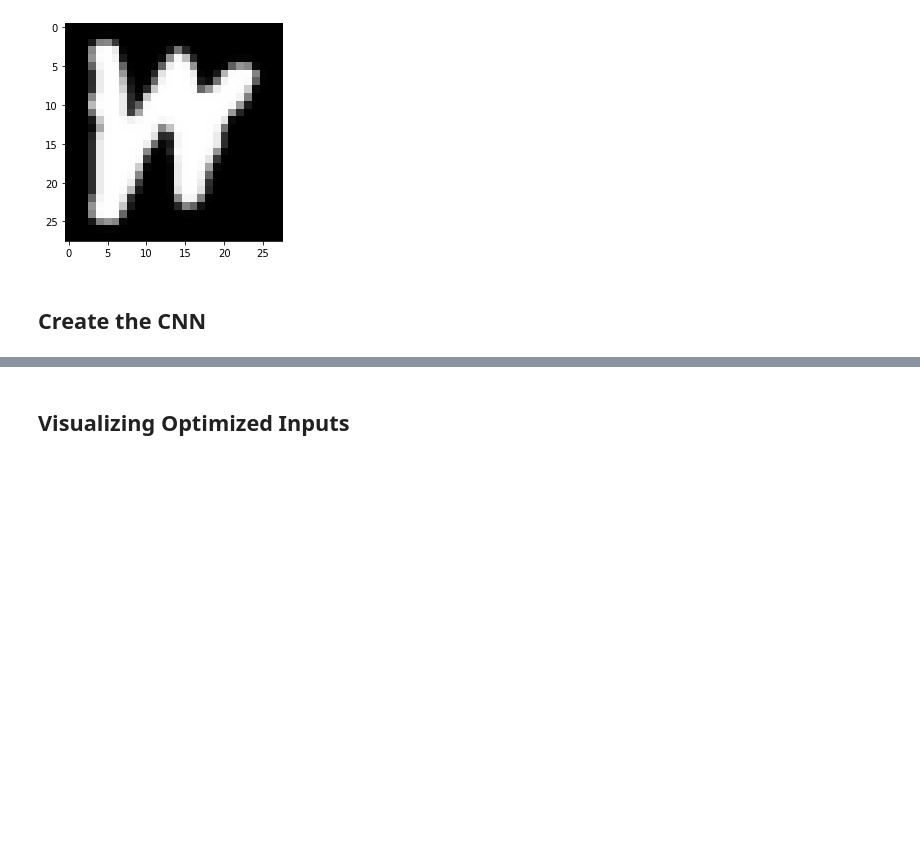
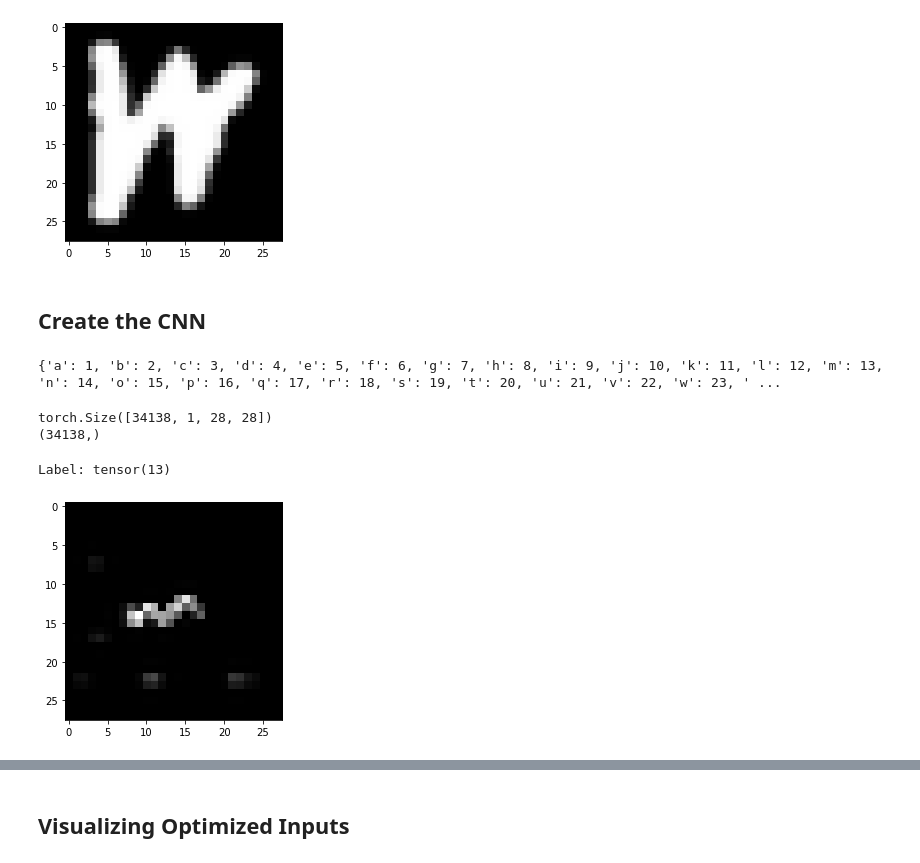
Before and after one commit to msuv08/cnn-handwritten-letter-recognition, a Jupyter notebook: letter_recognition.ipynb, the cells around one changed output, grey strips where cells are left out. Saved outputs shown, nothing was run; the diff lists cells and outputs as text; code cells hidden in the pictures; blank space fills up the shorter version.

```diff
--- a/letter_recognition.ipynb
+++ b/letter_recognition.ipynb
@@ -66,3 +75,76 @@ Label: w
 [figure]
 # %% [markdown]
 ## Create the CNN
+# %%
+letter_to_label = dict()
+letters = ['a', 'b', 'c', 'd', 'e', 'f', 'g', 'h', 'i', 'j', 'k', 'l', 'm', 'n', 'o', 'p', 'q', 'r', 's', 't', 'u', 'v', 'w', 'x', 'y', 'z']
+l = 1
+for letter in letters:
+    letter_to_label[letter] = l
+    l += 1
+print(letter_to_label)
+# %% [output]
+{'a': 1, 'b': 2, 'c': 3, 'd': 4, 'e': 5, 'f': 6, 'g': 7, 'h': 8, 'i': 9, 'j': 10, 'k': 11, 'l': 12, 'm': 13, 'n': 14, 'o': 15, 'p': 16, 'q': 17, 'r': 18, 's': 19, 't': 20, 'u': 21, 'v': 22, 'w': 23, ' ...
+# %%
+# making a dataset of our data
+import os
+import shutil
+import glob
+
+from PIL import Image
+import torchvision.transforms as transforms
+
+transform = transforms.ToTensor()
+
+src_dir = 'cropped_images'
+imgs = []
+labels = []
+for f in glob.glob(os.path.join(src_dir, '*.png')):
+    ftitle, fext = os.path.splitext(os.path.basename(f))
+    letter = ftitle.split("_")[1].lower()
+    labels.append( letter_to_label[letter] )
+    im = Image.open(f).convert('L')
+    imgs.append(transform(im).detach().numpy())
+data = torch.tensor(imgs)
+labels = np.array(labels)
+
+# labels = []
+# for i in range(13):
+#     labels.append( [1] * 101 ) # a
+#     labels.append( [2] * 101 ) # b
+#     labels.append( [3] * 101 ) # c
+#     labels.append( [4] * 101 ) # d
+#     labels.append( [5] * 101 ) # e
+#     labels.append( [6] * 101 ) # f
+#     labels.append( [7] * 101 ) # g
+#     labels.append( [8] * 101 ) # h
+#     labels.append( [9] * 101 ) # i
+#     labels.append( [10] * 101 ) # j
+#     labels.append( [11] * 101 ) # k
+#     labels.append( [12] * 101 ) # l
+#     labels.append( [13] * 101 ) # m
+#     labels.append( [14] * 101 ) # n
+#     labels.append( [15] * 101 ) # o
+#     labels.append( [16] * 101 ) # p
+#     labels.append( [17] * 101 ) # q
+#     labels.append( [18] * 101 ) # r
+#     labels.append( [19] * 101 ) # s
+#     labels.append( [20] * 101 ) # t
+#     labels.append( [21] * 101 ) # u
+#     labels.append( [22] * 101 ) # v
+#     labels.append( [23] * 101 ) # w
+#     labels.append( [24] * 101 ) # x
+#     labels.append( [25] * 101 ) # y
+#     labels.append( [26] * 101 ) # z
+
+# labels = np.array(labels).flatten()
+# labels = torch.tensor(np.array(labels).flatten())
+
+print(data.shape)
+print(labels.shape)
+
+# train_dataset = torch.utils.data.TensorDataset(torch.tensor(imgs), torch.tensor(labels))
+# data_loader = torch.utils.data.DataLoader(train_dataset, batch_size=64, shuffle=True)
+# %% [output]
+torch.Size([34138, 1, 28, 28])
+(34138,)
@@ -69,3 +164,9 @@ Label: w
+# %%
+plt.imshow(data[1600].squeeze(), cmap='Greys_r')
+print("Label: %s" % labels[1600])
+# %% [output]
+Label: tensor(13)
+[figure, added]
 # %%
 # inputs are 28x28
 
```
Also changed, not shown: parts of 11 cells of this notebook, 1 other file.
